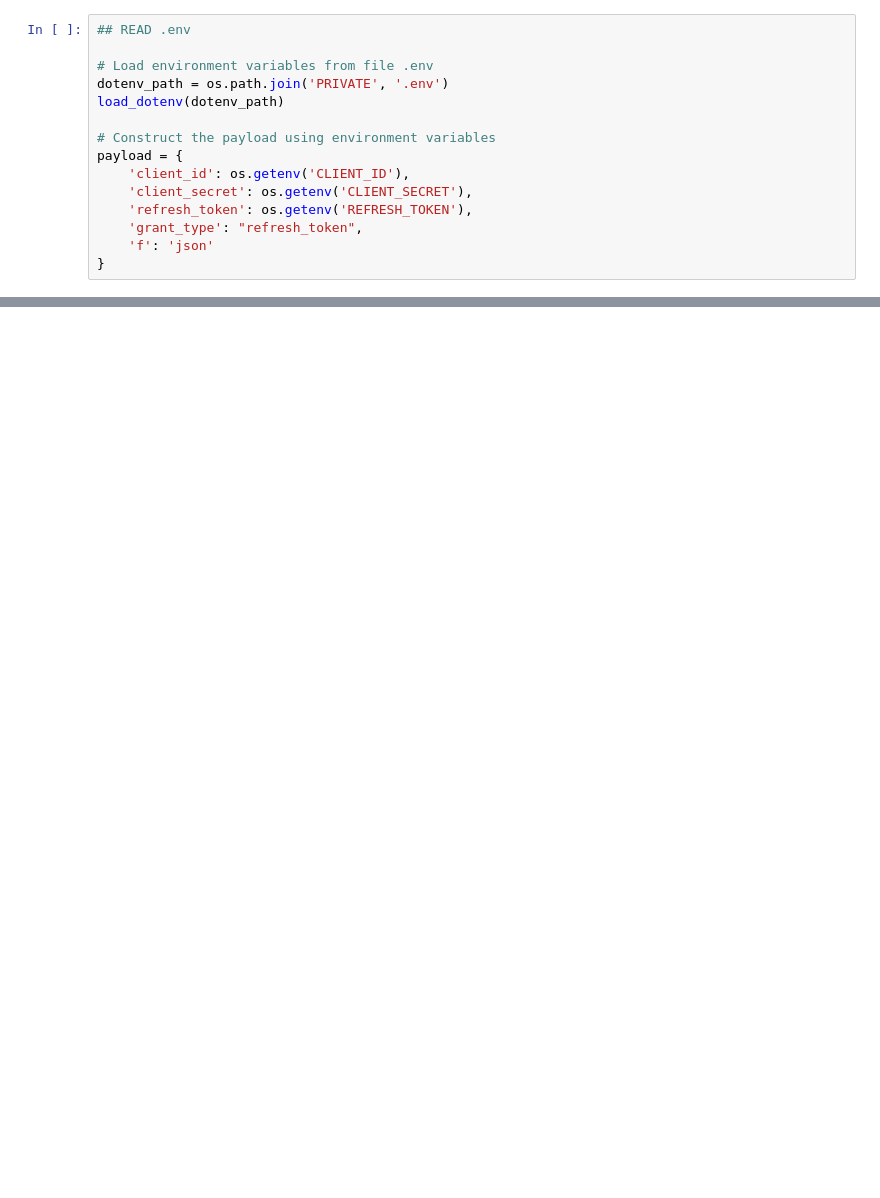
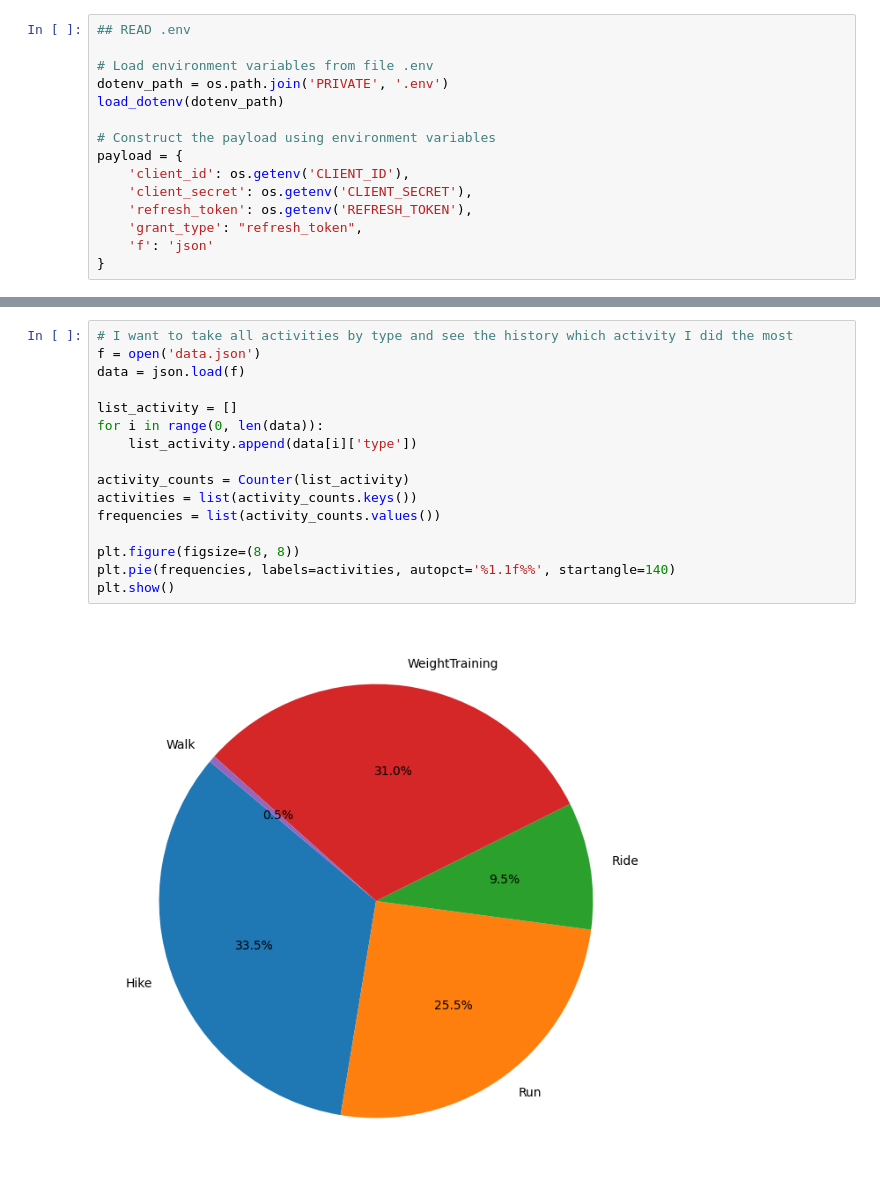
Before and after one commit to gianluca-fava/STRAVA_training_analysis, a Jupyter notebook: AnalyzeRUN.ipynb, the cells around one changed output, grey strips where cells are left out. Cells and saved outputs as stored; diff of their text form; blank space fills up the shorter version.

```diff
--- a/AnalyzeRUN.ipynb
+++ b/AnalyzeRUN.ipynb
@@ -33,0 +42,18 @@ my_dataset = requests.get(activites_url, headers=header, params=param).json()
+# %%
+# I want to take all activities by type and see the history which activity I did the most
+f = open('data.json')
+data = json.load(f)
+
+list_activity = []
+for i in range(0, len(data)):
+    list_activity.append(data[i]['type'])
+
+activity_counts = Counter(list_activity)
+activities = list(activity_counts.keys())
+frequencies = list(activity_counts.values())
+
+plt.figure(figsize=(8, 8))
+plt.pie(frequencies, labels=activities, autopct='%1.1f%%', startangle=140)
+plt.show()
+# %% [output]
+[figure, added]
```
Also changed, not shown: parts of 4 cells of this notebook.
